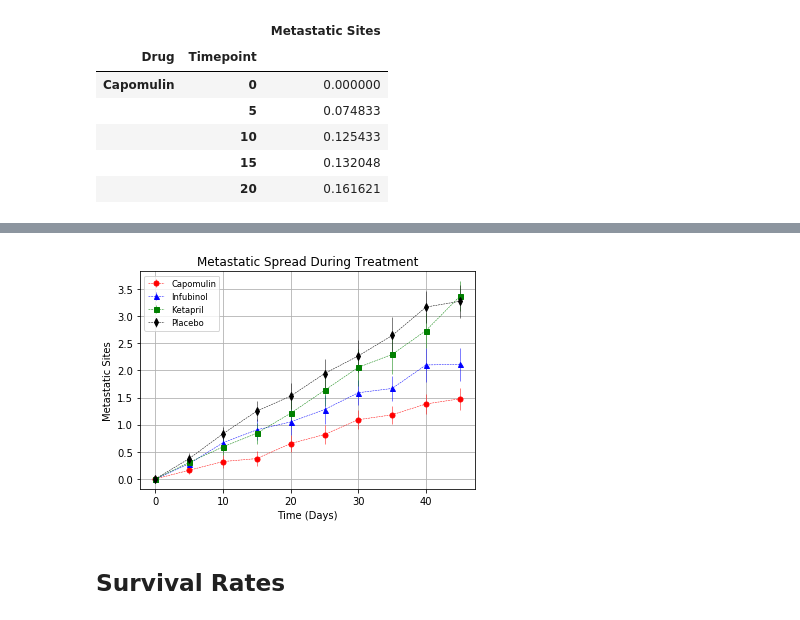
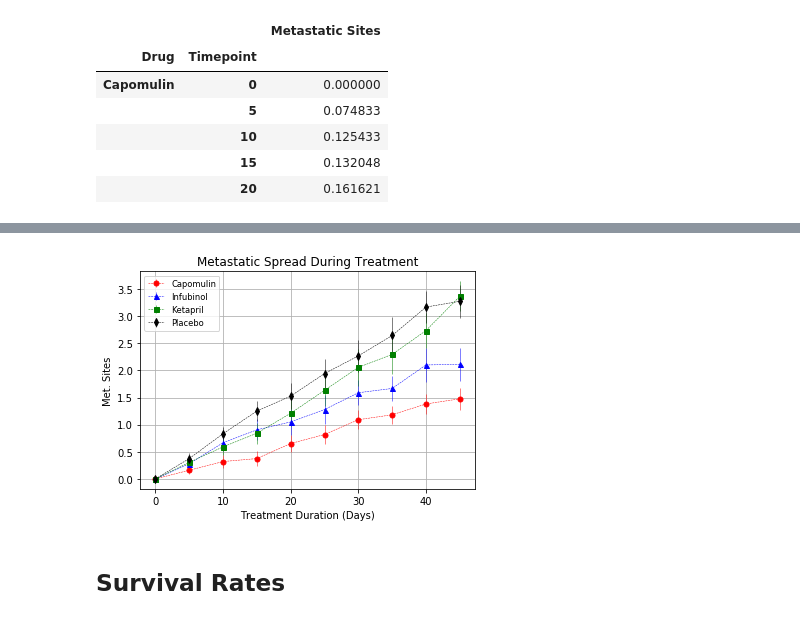
Before and after one commit to CorbinLeho/Pymaceuticals-Inc, a Jupyter notebook: Pymaceuticals.ipynb, the cells around one changed output, grey strips where cells are left out. Cells and saved outputs as stored; diff of their text form; code cells hidden in the pictures.

```diff
--- a/Pymaceuticals.ipynb
+++ b/Pymaceuticals.ipynb
@@ -164,23 +182,23 @@ s_sites
 # %%
 # Generate the Plot (with Error Bars)
 plt.errorbar(sites.index, sites["Capomulin"], yerr=s_sites["Capomulin"], color="r", marker="o", markersize=5, linestyle="dashed", linewidth=0.50)
 plt.errorbar(sites.index, sites["Infubinol"], yerr=s_sites["Infubinol"], color="b", marker="^", markersize=5, linestyle="dashed", linewidth=0.50)
 plt.errorbar(sites.index, sites["Ketapril"], yerr=s_sites["Ketapril"], color="g", marker="s", markersize=5, linestyle="dashed", linewidth=0.50)
 plt.errorbar(sites.index, sites["Placebo"], yerr=s_sites["Placebo"], color="k", marker="d", markersize=5, linestyle="dashed", linewidth=0.50)
 
 plt.title("Metastatic Spread During Treatment")
-plt.ylabel("Metastatic Sites")
-plt.xlabel("Time (Days)")
+plt.ylabel("Met. Sites")
+plt.xlabel("Treatment Duration (Days)")
 plt.grid(True)
 plt.legend(loc="best", fontsize="small", fancybox=True)
 
 # Save the Figure
 plt.savefig("Metastatic Spread During Treatment.png")
 
 # Show the Figure
 plt.show()
 # %% [output]
-[figure, old version]
+[figure, new version]
 # %% [markdown]
 ## Survival Rates
 # %%
```
Also changed, not shown: parts of 10 cells of this notebook, 4 other files.
